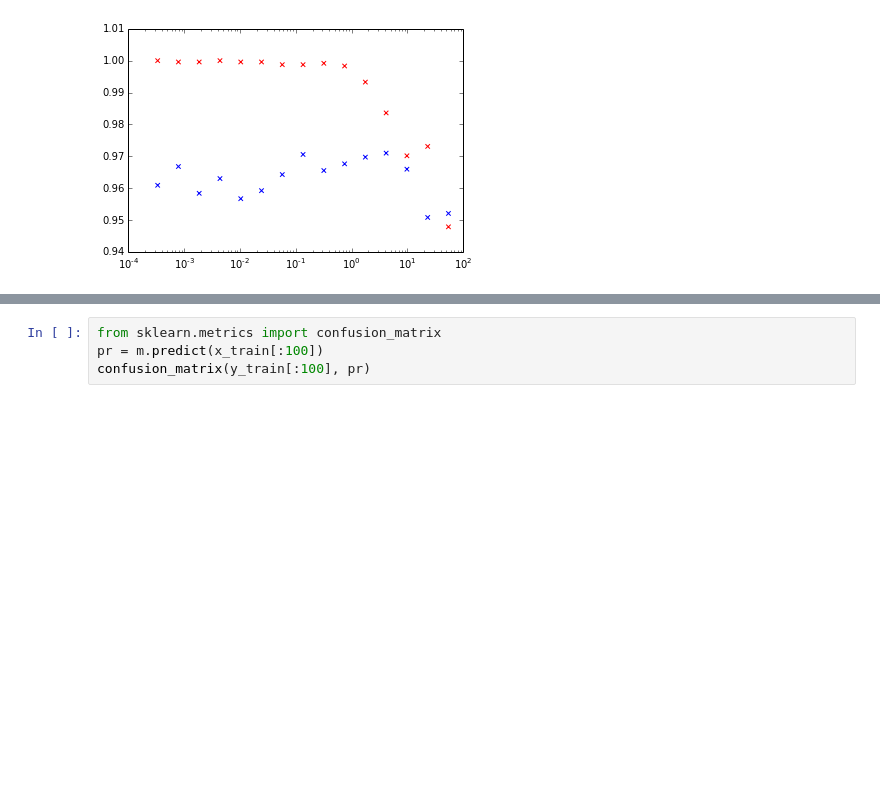
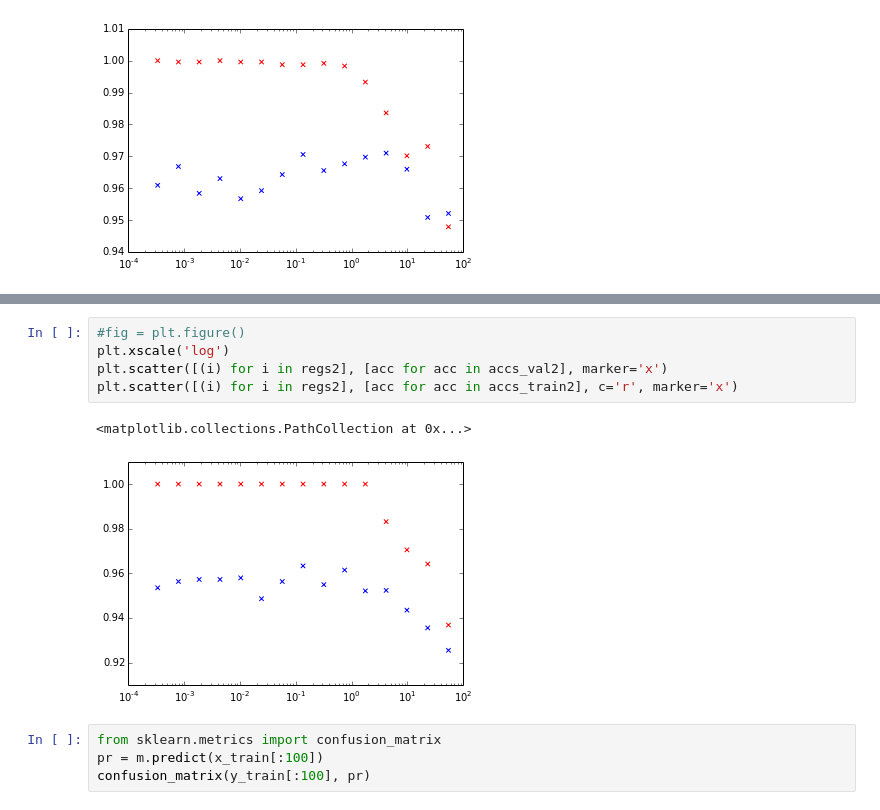
Before and after one commit to dirko/pyhacrf, a Jupyter notebook: examples/Example misspelling classification.ipynb, the cells around one changed output, grey strips where cells are left out. Cells and saved outputs as stored; diff of their text form; blank space fills up the shorter version.

```diff
--- a/examples/Example misspelling classification.ipynb
+++ b/examples/Example misspelling classification.ipynb
@@ -206,3 +203,11 @@ plt.scatter([(i) for i in regs], [acc for acc in accs_train], c='r', marker='x')
+# %%
+#fig = plt.figure()
+plt.xscale('log')
+plt.scatter([(i) for i in regs2], [acc for acc in accs_val2], marker='x')
+plt.scatter([(i) for i in regs2], [acc for acc in accs_train2], c='r', marker='x')
+# %% [output]
+<matplotlib.collections.PathCollection at 0x...>
+[figure, added]
 # %%
 from sklearn.metrics import confusion_matrix
 pr = m.predict(x_train[:100])
```
Also changed, not shown: parts of 10 cells of this notebook, 3 other files.
